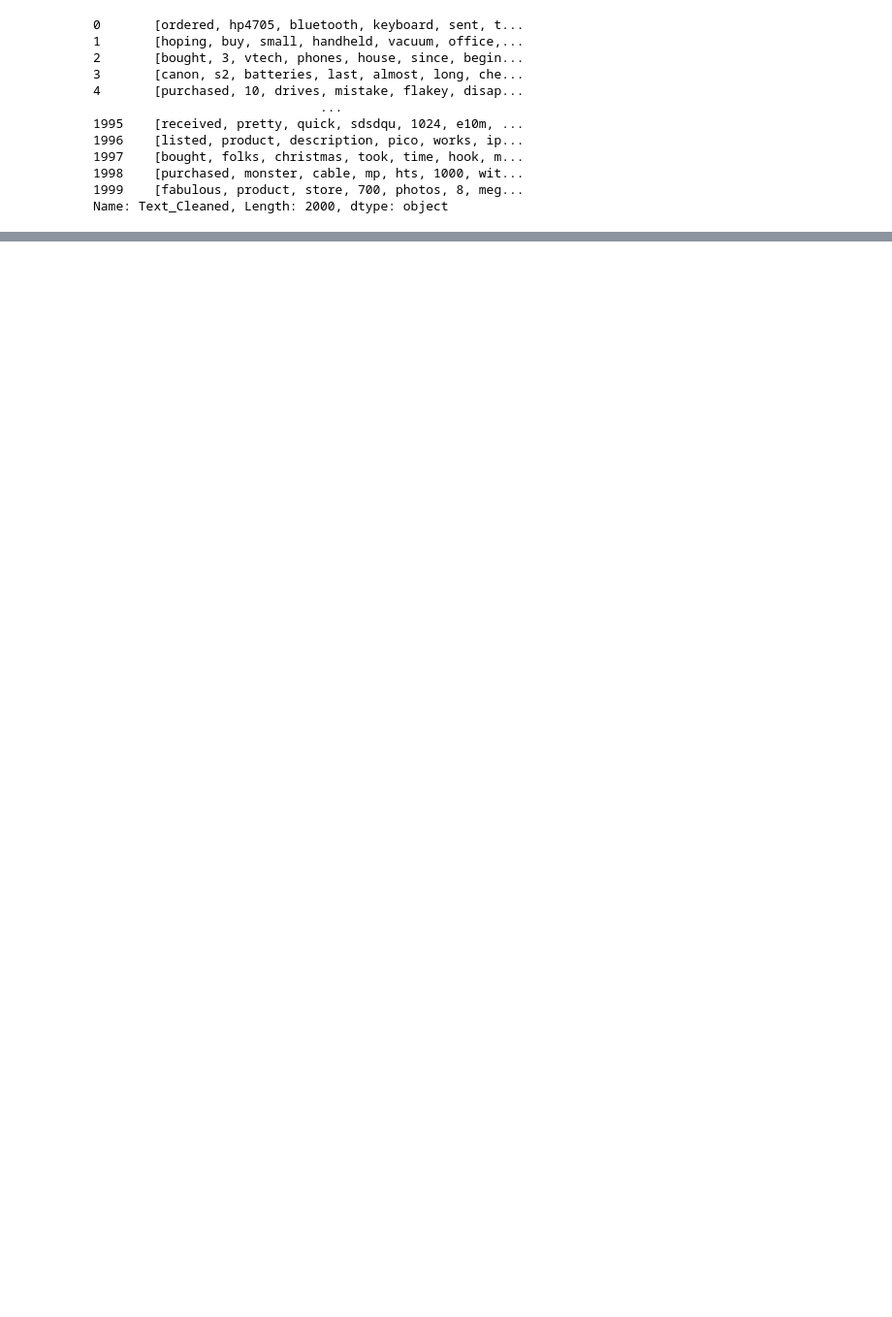
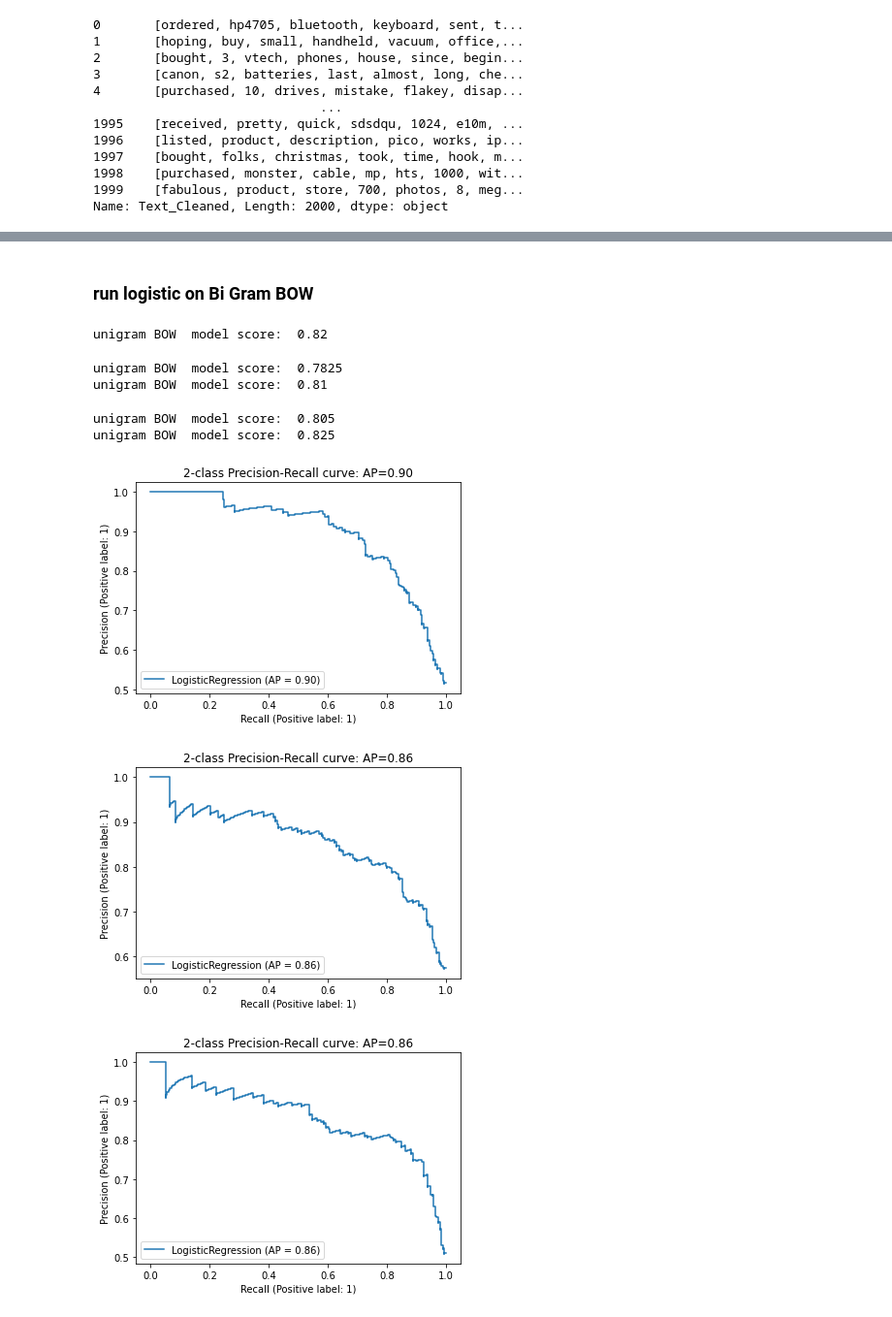
Before and after one commit to dylane1999/nlp-review-models, a Jupyter notebook: logisticRegression-notebook.ipynb, the cells around one changed output, grey strips where cells are left out. Shown at 97% size. Drawn from its saved outputs; the diff is of its cells as text; code cells hidden in the pictures; blank space fills up the shorter version.

```diff
--- a/logisticRegression-notebook.ipynb
+++ b/logisticRegression-notebook.ipynb
@@ -345,0 +315,14 @@ Please also refer to the documentation for alternative solver options:
+# %% [markdown]
+### run logistic on Bi Gram BOW
+# %%
+bigram_converter = CountVectorizer(tokenizer=lambda doc: doc, ngram_range=[2,2], lowercase=False)
+run_logisitc(df['Text_Cleaned'], "unigram BOW", bigram_converter)
+# %% [output]
+unigram BOW  model score:  0.82
+unigram BOW  model score:  0.7825
+unigram BOW  model score:  0.81
+unigram BOW  model score:  0.805
+unigram BOW  model score:  0.825
+[figure, added]
+[figure, added]
+[figure, added]
```
Also changed, not shown: parts of 19 cells of this notebook.
